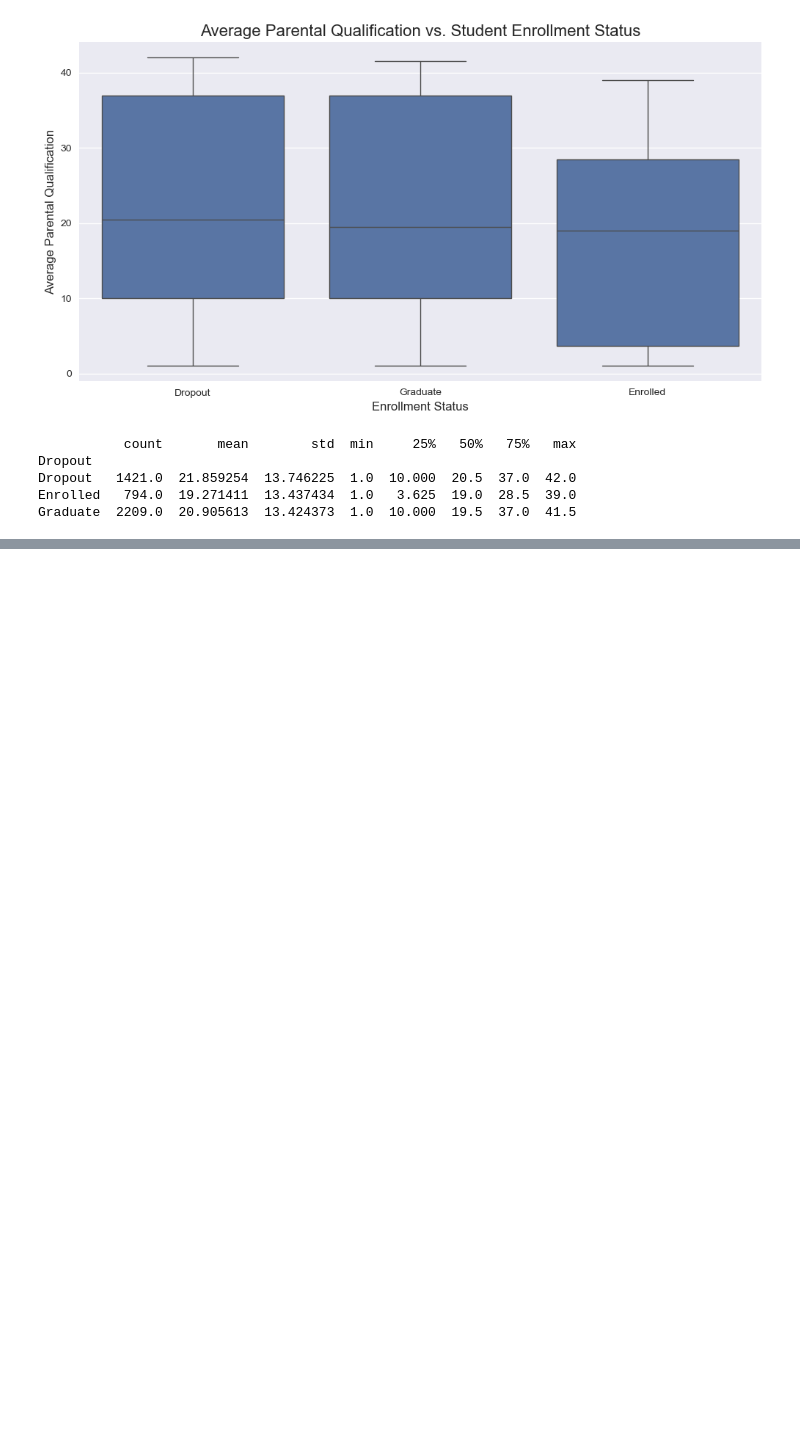
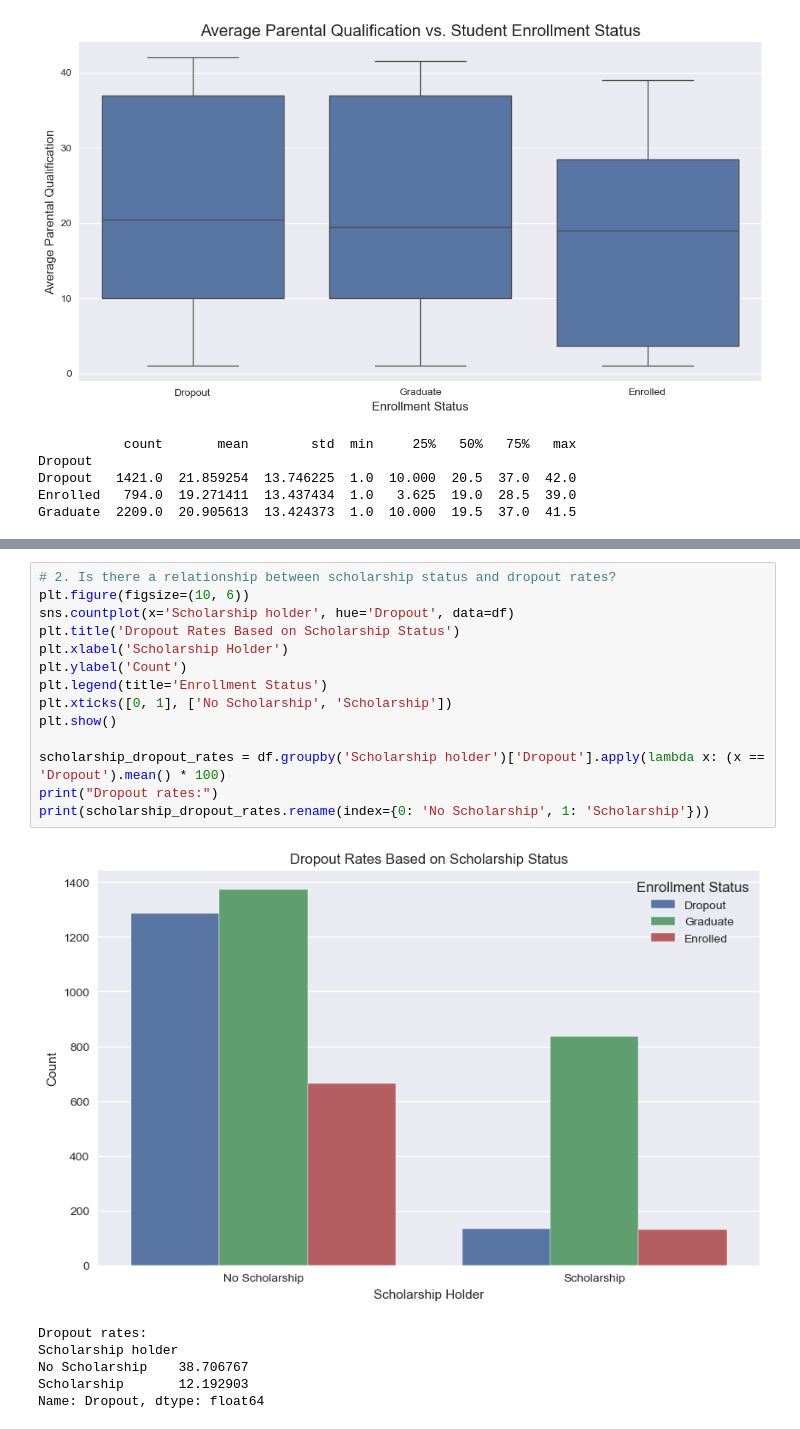
Before and after one commit to jadennathaniel/ml-lab1, a Jupyter notebook: lab1.ipynb, the cells around one changed output, grey strips where cells are left out. Saved outputs shown, nothing was run; the diff lists cells and outputs as text; blank space fills up the shorter version.

```diff
--- a/lab1.ipynb
+++ b/lab1.ipynb
@@ -290,0 +323,21 @@ Graduate  2209.0  20.905613  13.424373  1.0  10.000  19.5  37.0  41.5
+# %%
+# 2. Is there a relationship between scholarship status and dropout rates?
+plt.figure(figsize=(10, 6))
+sns.countplot(x='Scholarship holder', hue='Dropout', data=df)
+plt.title('Dropout Rates Based on Scholarship Status')
+plt.xlabel('Scholarship Holder')
+plt.ylabel('Count')
+plt.legend(title='Enrollment Status')
+plt.xticks([0, 1], ['No Scholarship', 'Scholarship'])
+plt.show()
+
+scholarship_dropout_rates = df.groupby('Scholarship holder')['Dropout'].apply(lambda x: (x == 'Dropout').mean() * 100)
+print("Dropout rates:")
+print(scholarship_dropout_rates.rename(index={0: 'No Scholarship', 1: 'Scholarship'}))
+# %% [output]
+[figure, added]
+Dropout rates:
+Scholarship holder
+No Scholarship    38.706767
+Scholarship       12.192903
+Name: Dropout, dtype: float64
```
Also changed, not shown: parts of 3 cells of this notebook.
